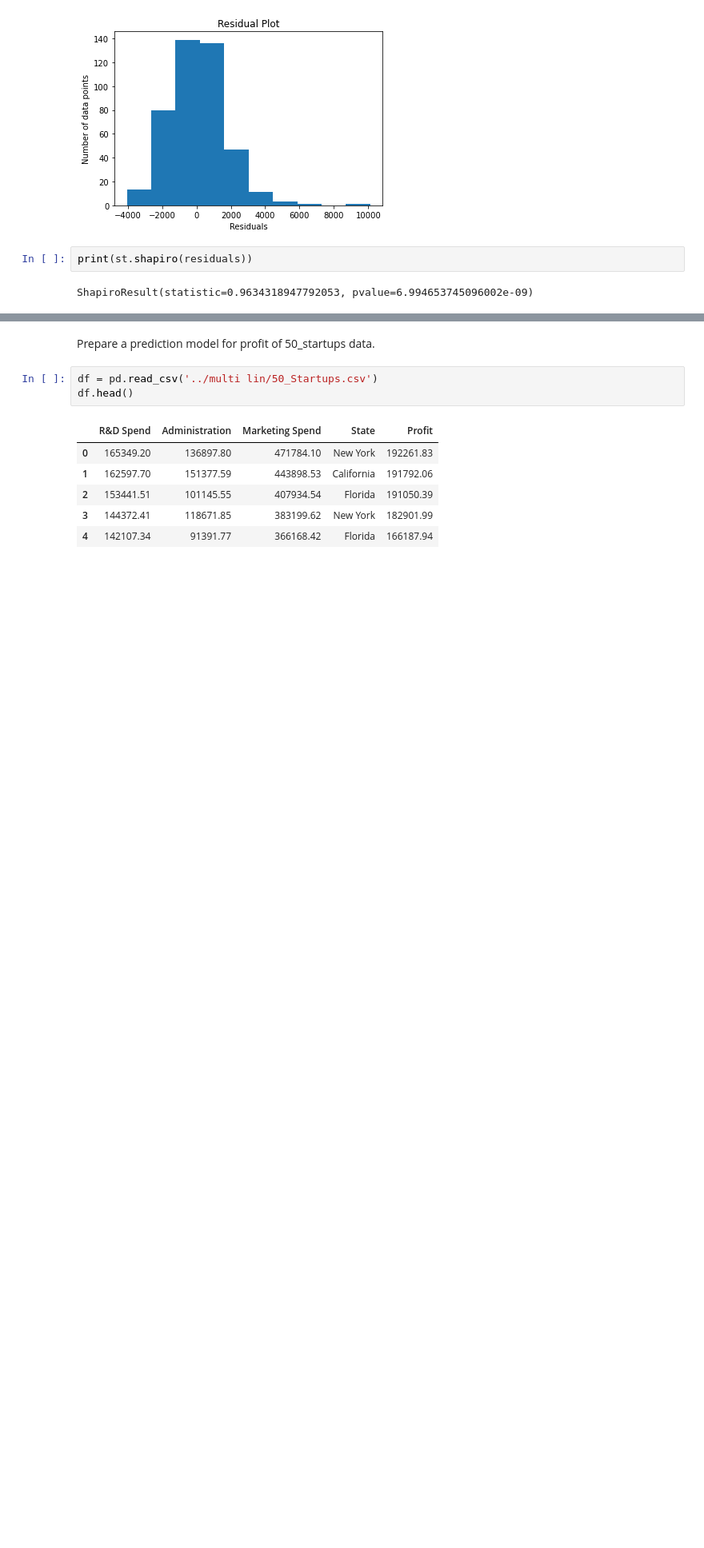
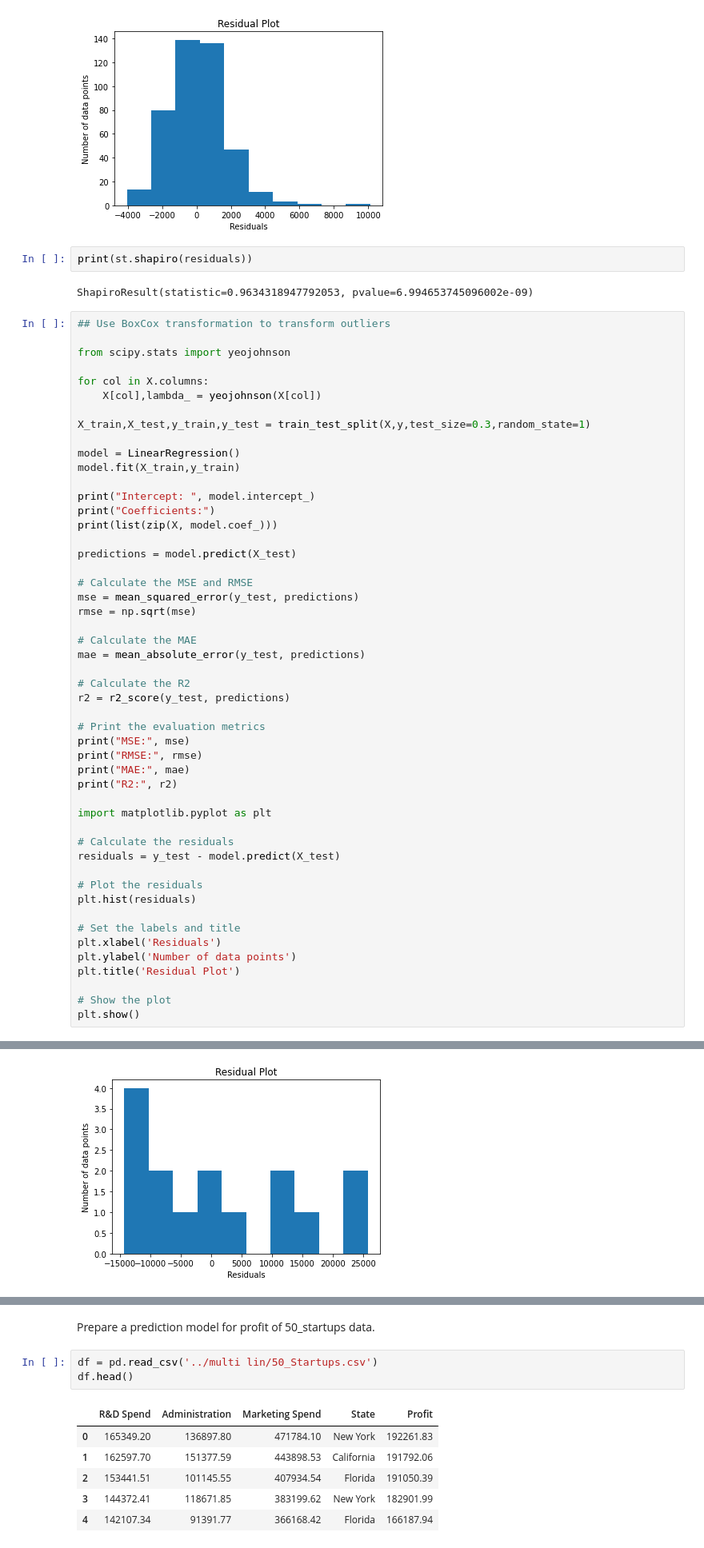
Before and after one commit to naveenverse/code, a Jupyter notebook: regression_analysis.ipynb, the cells around one changed output, grey strips where cells are left out. Shown at 80% size. Saved outputs shown, nothing was run; the diff lists cells and outputs as text; blank space fills up the shorter version.

```diff
--- a/regression_analysis.ipynb
+++ b/regression_analysis.ipynb
@@ -729,3 +756,54 @@ R2: 0.7862644103087824
 print(st.shapiro(residuals))
 # %% [output]
 ShapiroResult(statistic=0.9634318947792053, pvalue=6.994653745096002e-09)
+# %%
+## Use BoxCox transformation to transform outliers
+
+from scipy.stats import yeojohnson
+
+for col in X.columns:
+    X[col],lambda_ = yeojohnson(X[col])
+
+X_train,X_test,y_train,y_test = train_test_split(X,y,test_size=0.3,random_state=1)
+
+model = LinearRegression()
+model.fit(X_train,y_train)
+
+print("Intercept: ", model.intercept_)
+print("Coefficients:")
+print(list(zip(X, model.coef_)))
+
+predictions = model.predict(X_test)
+
+# Calculate the MSE and RMSE
+mse = mean_squared_error(y_test, predictions)
+rmse = np.sqrt(mse)
+
+# Calculate the MAE
+mae = mean_absolute_error(y_test, predictions)
+
+# Calculate the R2
+r2 = r2_score(y_test, predictions)
+
+# Print the evaluation metrics
+print("MSE:", mse)
+print("RMSE:", rmse)
+print("MAE:", mae)
+print("R2:", r2)
+
+import matplotlib.pyplot as plt
+
+# Calculate the residuals
+residuals = y_test - model.predict(X_test)
+
+# Plot the residuals
+plt.hist(residuals)
+
+# Set the labels and title
+plt.xlabel('Residuals')
+plt.ylabel('Number of data points')
+plt.title('Residual Plot')
+
+# Show the plot
+plt.show()
+# %% [output]
@@ -731,0 +817 @@ ShapiroResult(statistic=0.9634318947792053, pvalue=6.994653745096002e-09)
+[figure, added]
```
Also changed, not shown: parts of 13 cells of this notebook.
